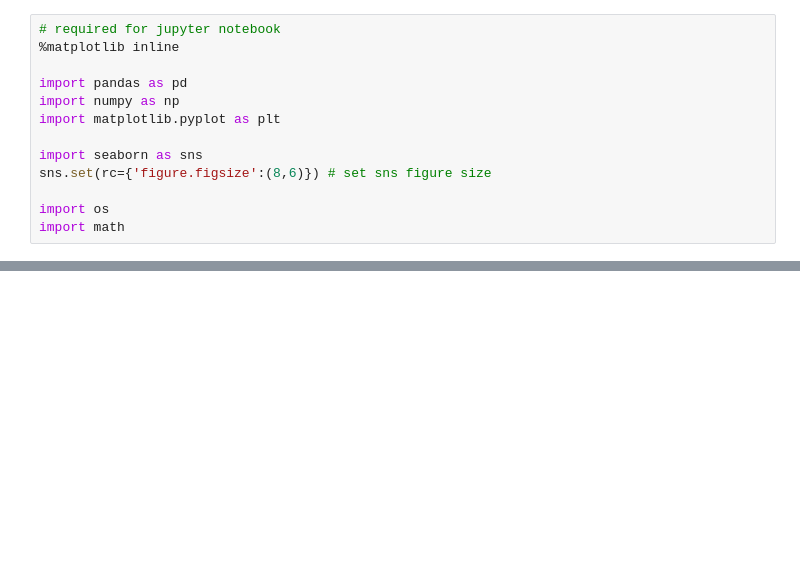
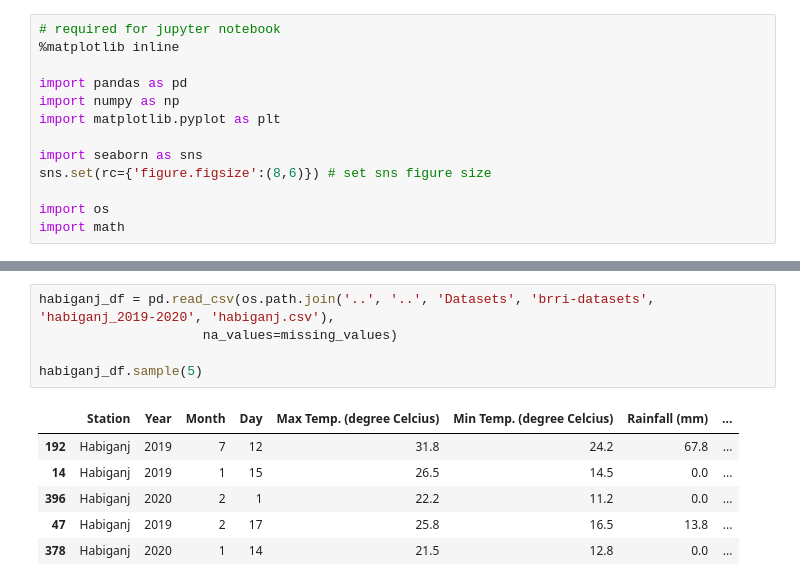
Before and after one commit to RifatIslamOmio/Weather-WaterLevel-Prediction-ML, a Jupyter notebook: Notebooks/brri-dataset/brri-dataset_pre-process_weekly-avg.ipynb, the cells around one changed output, grey strips where cells are left out. Drawn from its saved outputs; the diff is of its cells as text; blank space fills up the shorter version.

```diff
--- a/Notebooks/brri-dataset/brri-dataset_pre-process_weekly-avg.ipynb
+++ b/Notebooks/brri-dataset/brri-dataset_pre-process_weekly-avg.ipynb
@@ -60,0 +54,12 @@ gazipur_df.head()
+# %%
+habiganj_df = pd.read_csv(os.path.join('..', '..', 'Datasets', 'brri-datasets', 'habiganj_2019-2020', 'habiganj.csv'),
+                     na_values=missing_values)
+
+habiganj_df.sample(5)
+# %% [output]
+|  | Station | Year | Month | Day | Max Temp. (degree Celcius) | Min Temp. (degree Celcius) | Rainfall (mm) | ... |
+| 192 | Habiganj | 2019 | 7 | 12 | 31.8 | 24.2 | 67.8 | ... |
+| 14 | Habiganj | 2019 | 1 | 15 | 26.5 | 14.5 | 0.0 | ... |
+| 396 | Habiganj | 2020 | 2 | 1 | 22.2 | 11.2 | 0.0 | ... |
+| 47 | Habiganj | 2019 | 2 | 17 | 25.8 | 16.5 | 13.8 | ... |
+| 378 | Habiganj | 2020 | 1 | 14 | 21.5 | 12.8 | 0.0 | ... |
```
Also changed, not shown: parts of 33 cells of this notebook, 4 other files.
